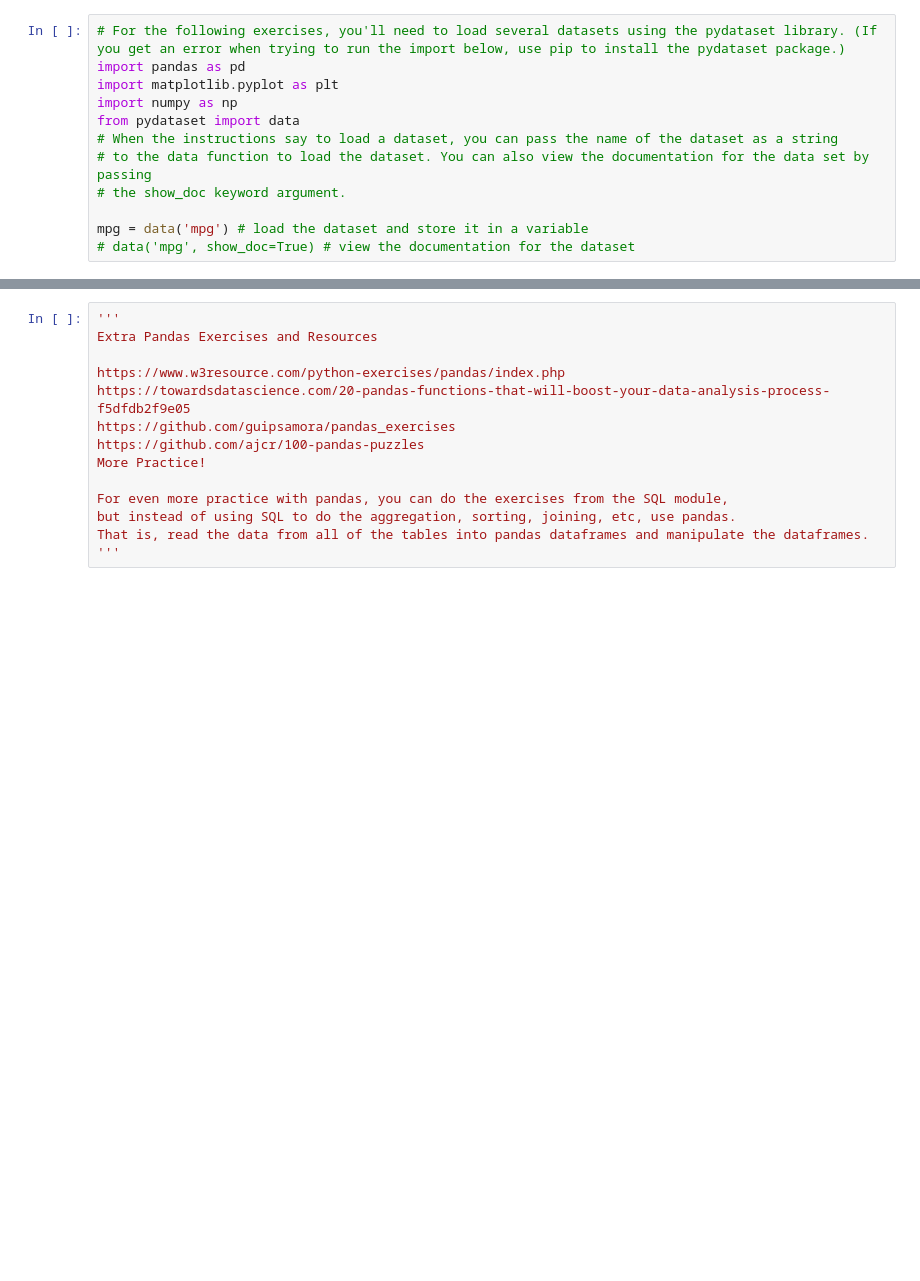
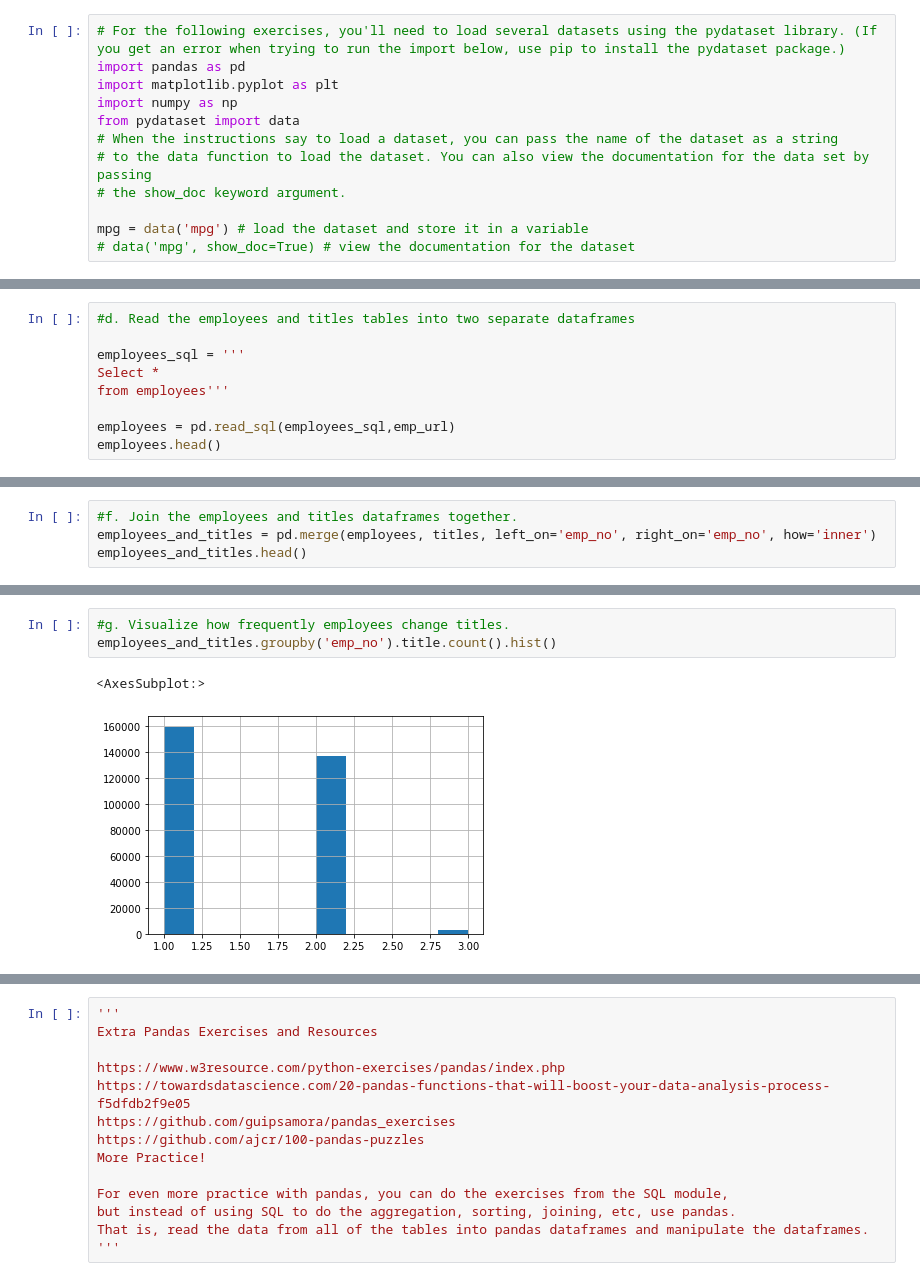
Before and after one commit to Ken-Alviola/numpy-pandas-visualization-exercises, a Jupyter notebook: advanced_dataframes.ipynb, the cells around one changed output, grey strips where cells are left out. Saved outputs shown, nothing was run; the diff lists cells and outputs as text; blank space fills up the shorter version.

```diff
--- a/advanced_dataframes.ipynb
+++ b/advanced_dataframes.ipynb
@@ -65,0 +217,9 @@ mpg = data('mpg') # load the dataset and store it in a variable
+# %%
+#d. Read the employees and titles tables into two separate dataframes
+
+employees_sql = '''
+Select *
+from employees'''
+
+employees = pd.read_sql(employees_sql,emp_url)
+employees.head()
@@ -65,0 +267,4 @@ mpg = data('mpg') # load the dataset and store it in a variable
+# %%
+#f. Join the employees and titles dataframes together.
+employees_and_titles = pd.merge(employees, titles, left_on='emp_no', right_on='emp_no', how='inner')
+employees_and_titles.head()
@@ -65,0 +278,6 @@ mpg = data('mpg') # load the dataset and store it in a variable
+# %%
+#g. Visualize how frequently employees change titles.
+employees_and_titles.groupby('emp_no').title.count().hist()
+# %% [output]
+<AxesSubplot:>
+[figure, added]
```
Also changed, not shown: parts of 46 cells of this notebook, 2 other files.
